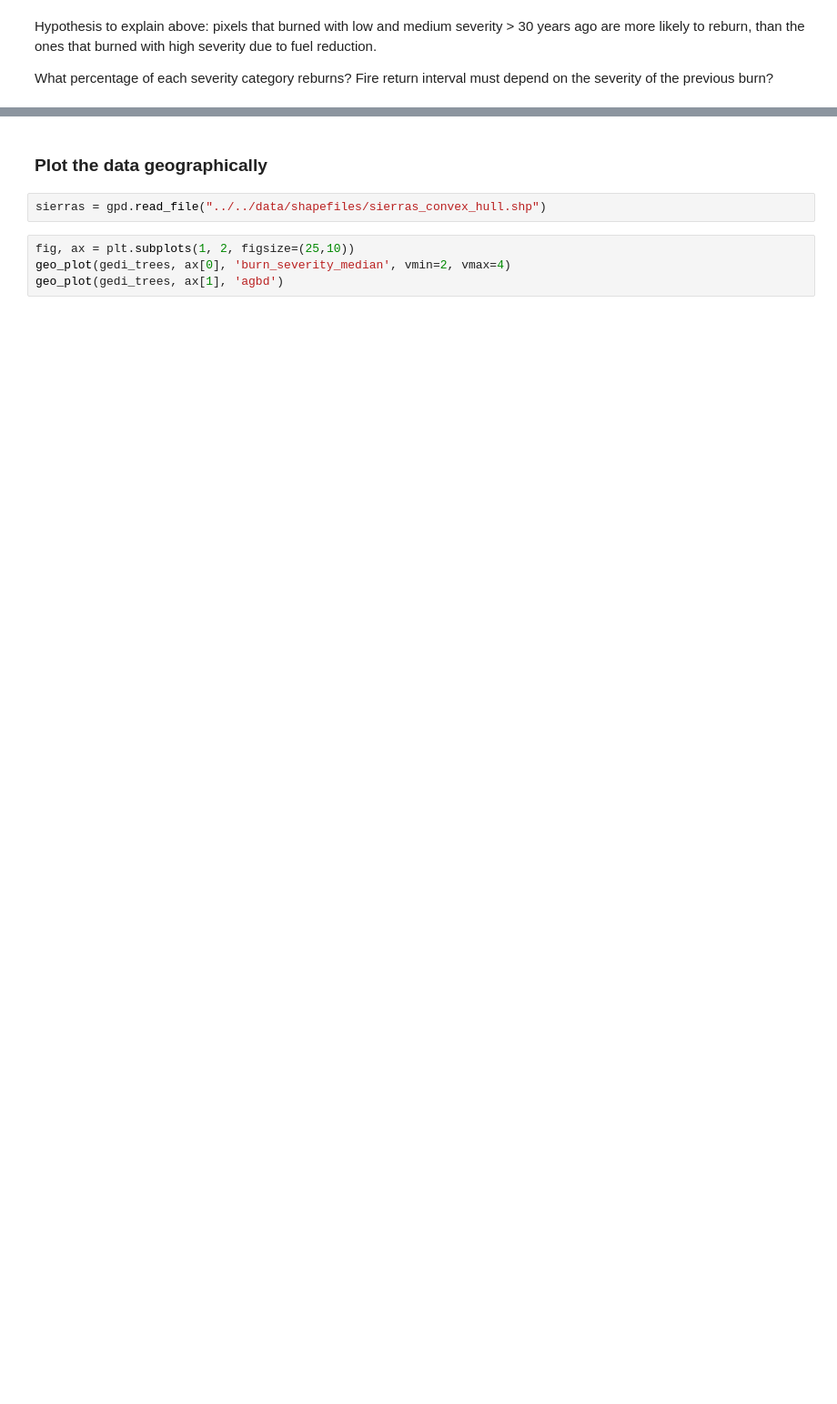
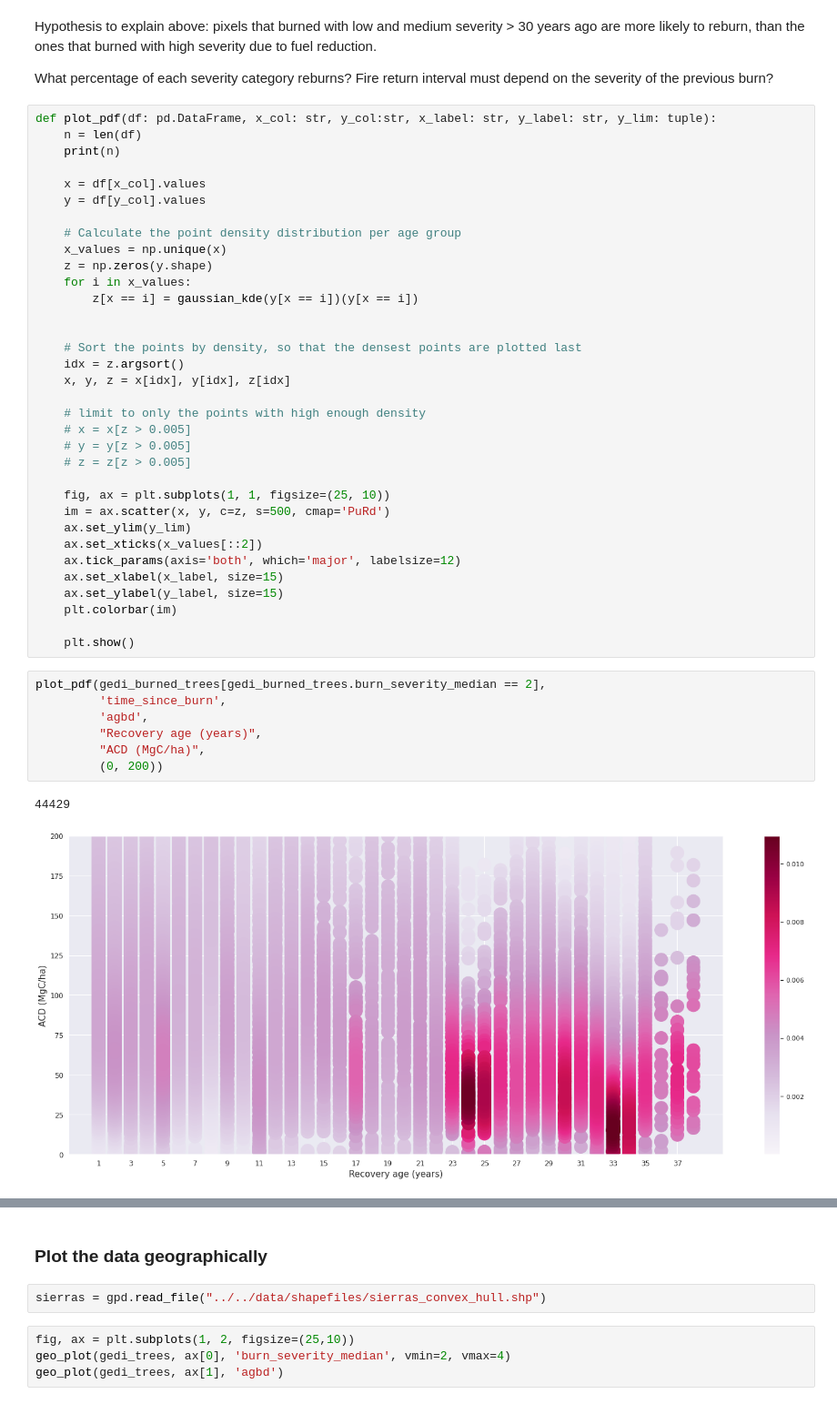
Before and after one commit to mahuna13/fire-regen, a Jupyter notebook: notebooks/exploratory/RegenAnalysis.ipynb, the cells around one changed output, grey strips where cells are left out. Shown at 91% size. Saved outputs shown, nothing was run; the diff lists cells and outputs as text; blank space fills up the shorter version.

Commit message:
Added pink density plots

```diff
--- a/notebooks/exploratory/RegenAnalysis.ipynb
+++ b/notebooks/exploratory/RegenAnalysis.ipynb
@@ -236,3 +241,47 @@ ax.margins(x=0)
 Hypothesis to explain above: pixels that burned with low and medium severity > 30 years ago are more likely to reburn, than the ones that burned with high severity due to fuel reduction.
 
 What percentage of each severity category reburns? Fire return interval must depend on the severity of the previous burn?
+# %%
+def plot_pdf(df: pd.DataFrame, x_col: str, y_col:str, x_label: str, y_label: str, y_lim: tuple):
+    n = len(df)
+    print(n)
+
+    x = df[x_col].values
+    y = df[y_col].values
+
+    # Calculate the point density distribution per age group
+    x_values = np.unique(x)
+    z = np.zeros(y.shape)
+    for i in x_values:
+        z[x == i] = gaussian_kde(y[x == i])(y[x == i])
+
+
+    # Sort the points by density, so that the densest points are plotted last
+    idx = z.argsort()
+    x, y, z = x[idx], y[idx], z[idx]
+
+    # limit to only the points with high enough density
+    # x = x[z > 0.005]
+    # y = y[z > 0.005]
+    # z = z[z > 0.005]
+
+    fig, ax = plt.subplots(1, 1, figsize=(25, 10))
+    im = ax.scatter(x, y, c=z, s=500, cmap='PuRd')
+    ax.set_ylim(y_lim)
+    ax.set_xticks(x_values[::2])
+    ax.tick_params(axis='both', which='major', labelsize=12)
+    ax.set_xlabel(x_label, size=15)
+    ax.set_ylabel(y_label, size=15)
+    plt.colorbar(im)
+
+    plt.show()
+# %%
+plot_pdf(gedi_burned_trees[gedi_burned_trees.burn_severity_median == 2],
+         'time_since_burn',
+         'agbd',
+         "Recovery age (years)",
+         "ACD (MgC/ha)",
+         (0, 200))
+# %% [output]
+44429
+[figure, added]
```
Also changed, not shown: parts of 6 cells of this notebook.
